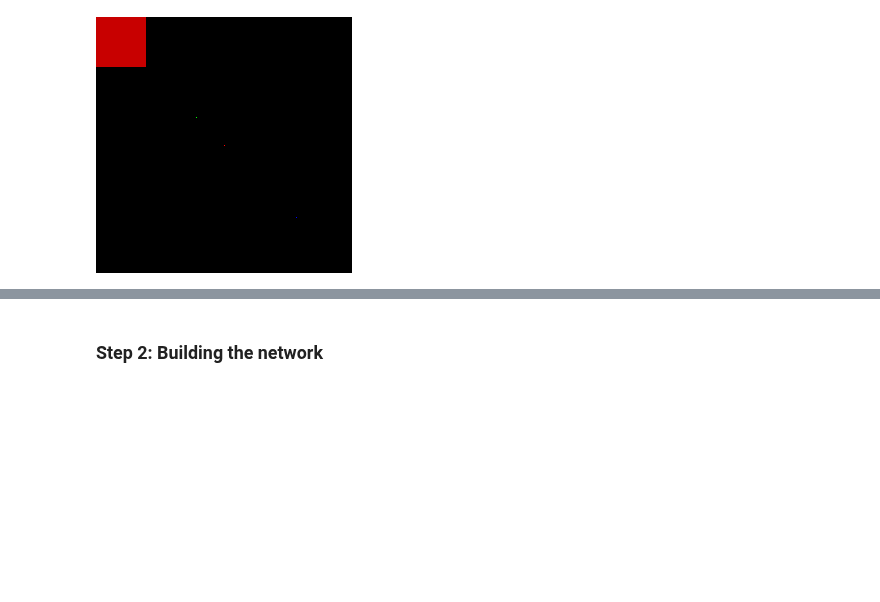
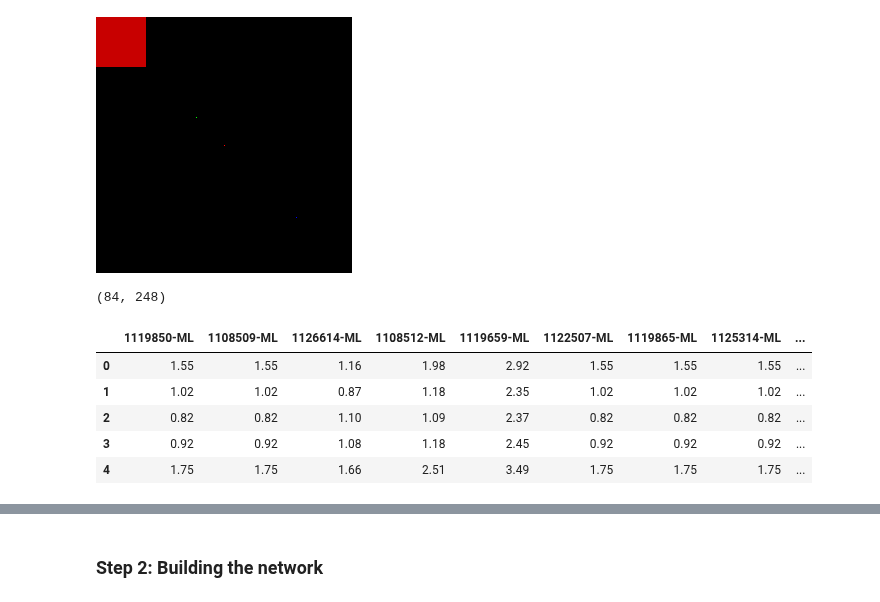
Before and after one commit to Evan-Callaghan/FieldsAcademy-NeuralNetworks, a Jupyter notebook: Project/Untitled.ipynb, the cells around one changed output, grey strips where cells are left out. Cells and saved outputs as stored; diff of their text form; code cells hidden in the pictures; blank space fills up the shorter version.

```diff
--- a/Project/Untitled.ipynb
+++ b/Project/Untitled.ipynb
@@ -121,7 +141,5 @@ from PIL import Image
 # %%
-import numpy
-
-data = numpy.zeros((256, 256, 3), dtype=numpy.uint8)
+data = np.zeros((256, 256, 3), dtype = np.uint8)
 
 data[128, 128] = [255, 0, 0]
 data[100, 100] = [0, 255, 0]
@@ -134,3 +152,18 @@ image = Image.fromarray(data)
 image.show()
 # %% [output]
 [figure]
+# %%
+data = data.drop(columns = ['Hour', '# Lane Points', '% Observed'])
+# %%
+data.shape
+# %% [output]
+(84, 248)
+# %%
+data.head()
+# %% [output]
+|  | 1119850-ML | 1108509-ML | 1126614-ML | 1108512-ML | 1119659-ML | 1122507-ML | 1119865-ML | 1125314-ML | ... |
+| 0 | 1.55 | 1.55 | 1.16 | 1.98 | 2.92 | 1.55 | 1.55 | 1.55 | ... |
+| 1 | 1.02 | 1.02 | 0.87 | 1.18 | 2.35 | 1.02 | 1.02 | 1.02 | ... |
+| 2 | 0.82 | 0.82 | 1.10 | 1.09 | 2.37 | 0.82 | 0.82 | 0.82 | ... |
+| 3 | 0.92 | 0.92 | 1.08 | 1.18 | 2.45 | 0.92 | 0.92 | 0.92 | ... |
+| 4 | 1.75 | 1.75 | 1.66 | 2.51 | 3.49 | 1.75 | 1.75 | 1.75 | ... |
```
Also changed, not shown: parts of 12 cells of this notebook, 1 other file.
